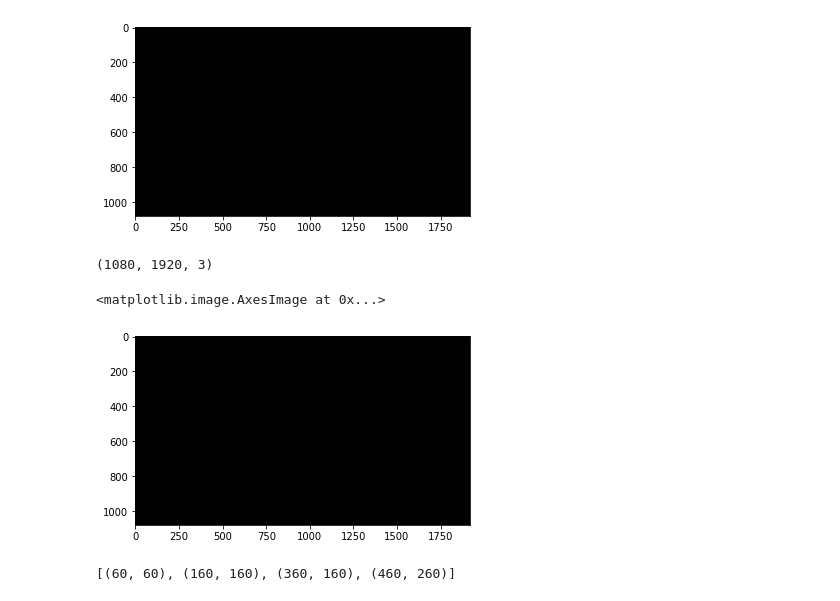
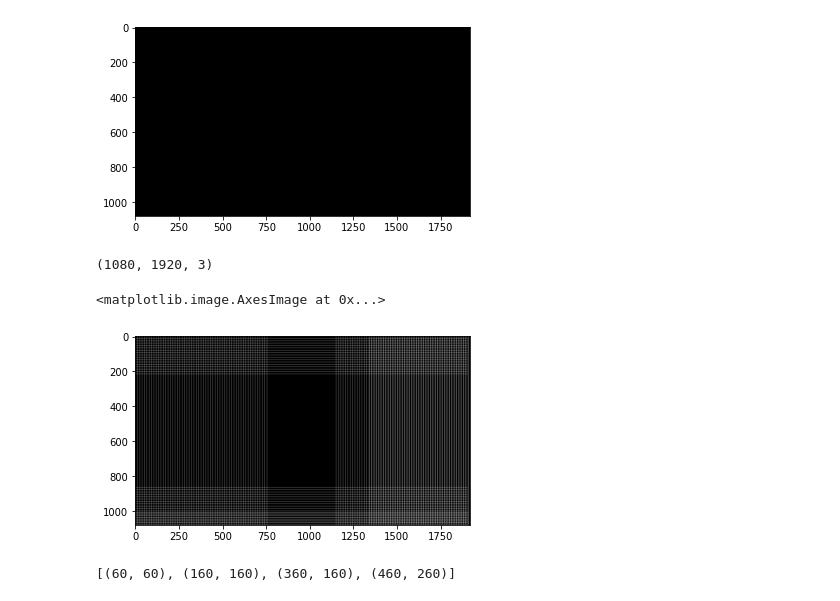
Before and after one commit to thenhz/imagecrop, a Jupyter notebook: generate_candidate_crops.ipynb, the cells around one changed output. Saved outputs shown, nothing was run; the diff lists cells and outputs as text; code cells hidden in the pictures.

Commit message:
corrected crop generator

```diff
--- a/generate_candidate_crops.ipynb
+++ b/generate_candidate_crops.ipynb
@@ -33,7 +33,10 @@ def make_crop_coordinates_nhz(image, ratio_str):
     coodinates = []
     shorter_dimension = min(width, height)
     position_step = shorter_dimension / 80
-    sizes = [width * 0.6,width * 0.7,width * 0.8, width * 0.9, width]
+    if(ratio <= 1):
+        sizes = [width * 0.6,width * 0.7,width * 0.8, width * 0.9, width]
+    else:
+        sizes = [width * 0.1,width * 0.2,width * 0.3, width * 0.4, width * 0.5]
     for size in sizes:
         position_width = 0
         crop_height = int(size * ratio)
@@ -61,22 +64,22 @@ def make_crop_coordinates_nhz(image, ratio_str):
 # %%
 from PIL import ImageFont, ImageDraw, ImageEnhance
 
 
 pil_im = Image.new('RGB', (n, m))
 np_im = np.asarray(pil_im)
 
 draw = ImageDraw.Draw(pil_im)
 
 print(np_im.shape)
 
-for bbox in make_crop_coordinates_nhz(np_im,"9_16"):
+for bbox in make_crop_coordinates_nhz(np_im,"4_3"):
     draw.rectangle(((bbox[0], bbox[1]), (bbox[2], bbox[3])),  outline="white")
 
 imshow(np.asarray(pil_im))
 # %% [output]
 (1080, 1920, 3)
 <matplotlib.image.AxesImage at 0x...>
-[figure, old version]
+[figure, new version]
 # %%
 hull = [rect1_1, rect1_2,rect2_1, rect2_2]
 print(hull)
```
Also changed, not shown: 3 other files.
